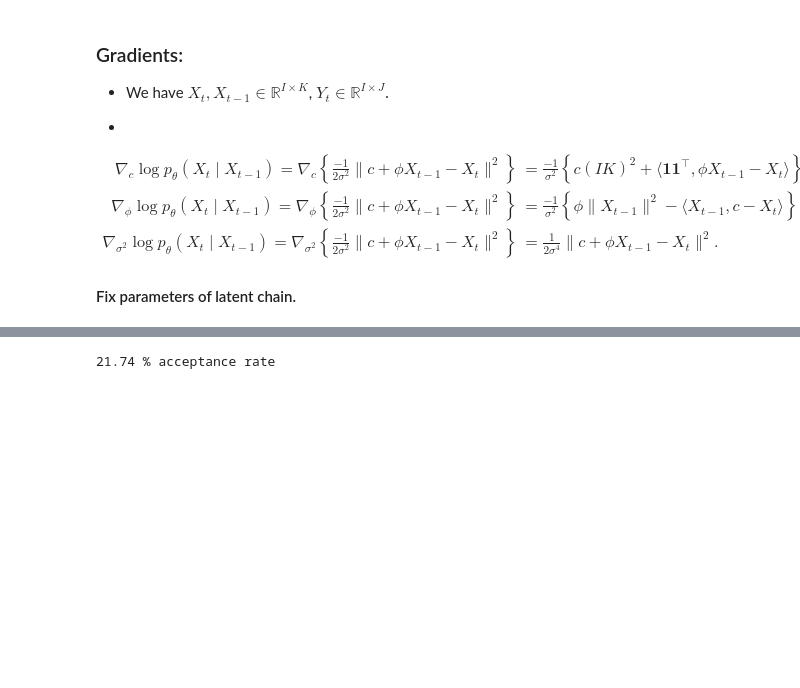
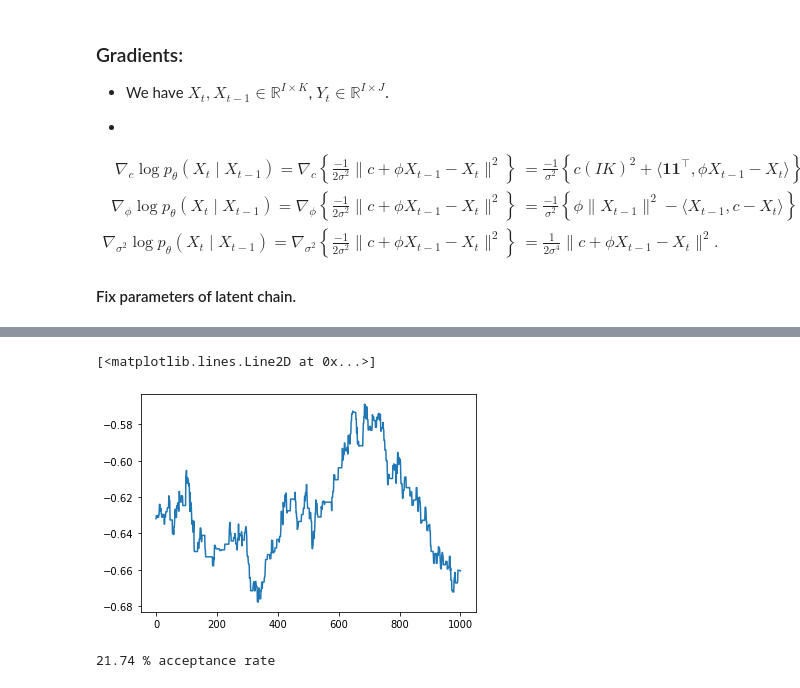
Before and after one commit to deborsheesen/DC-BATS-deborshee, a Jupyter notebook: ecology/mala.ipynb, the cells around one changed output, grey strips where cells are left out. Drawn from its saved outputs; the diff is of its cells as text; code cells hidden in the pictures; blank space fills up the shorter version.

```diff
--- a/ecology/mala.ipynb
+++ b/ecology/mala.ipynb
@@ -66,3 +81,8 @@ plt.grid(True);
+# %%
+plt.plot(theta_mala[0][:,0])
+# %% [output]
+[<matplotlib.lines.Line2D at 0x...>]
+[figure, added]
 # %%
 n_particles = T
 n_mcmc = 5_000
```
Also changed, not shown: parts of 4 cells of this notebook, 2 other files.
